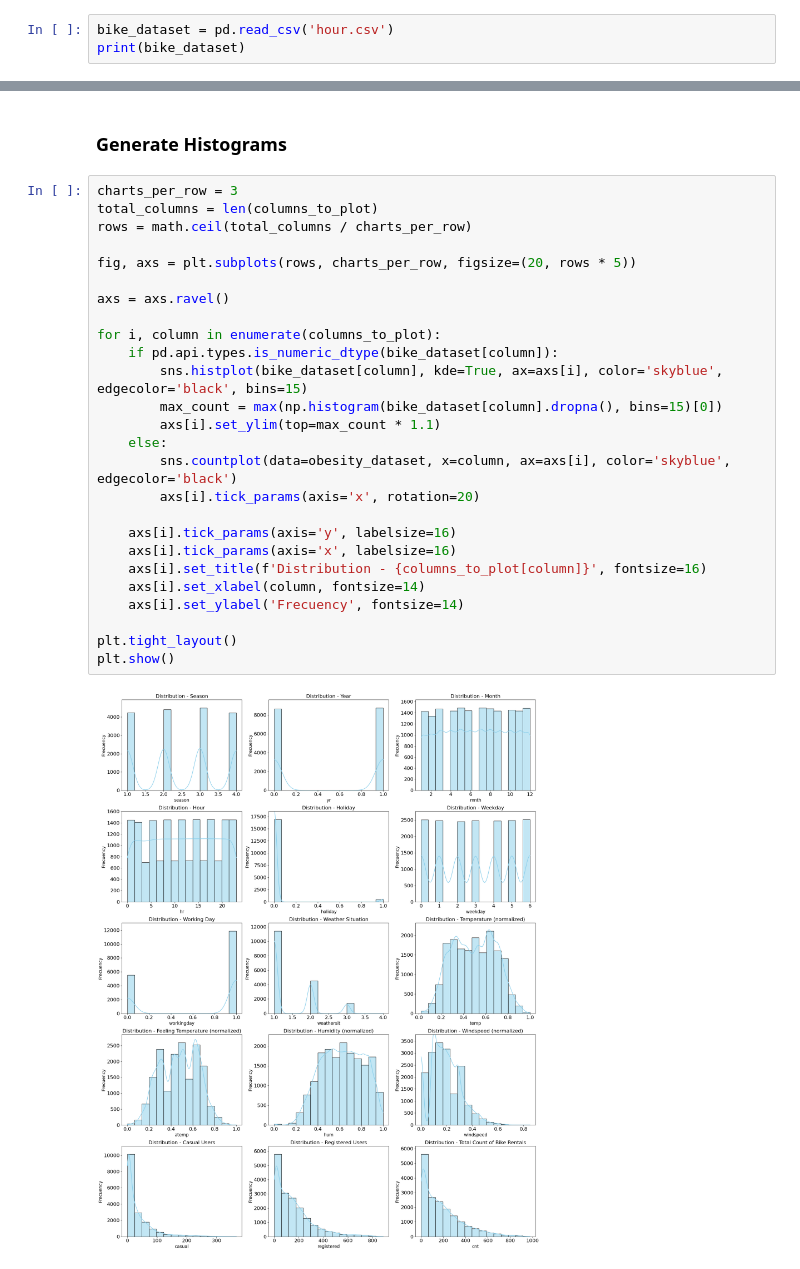
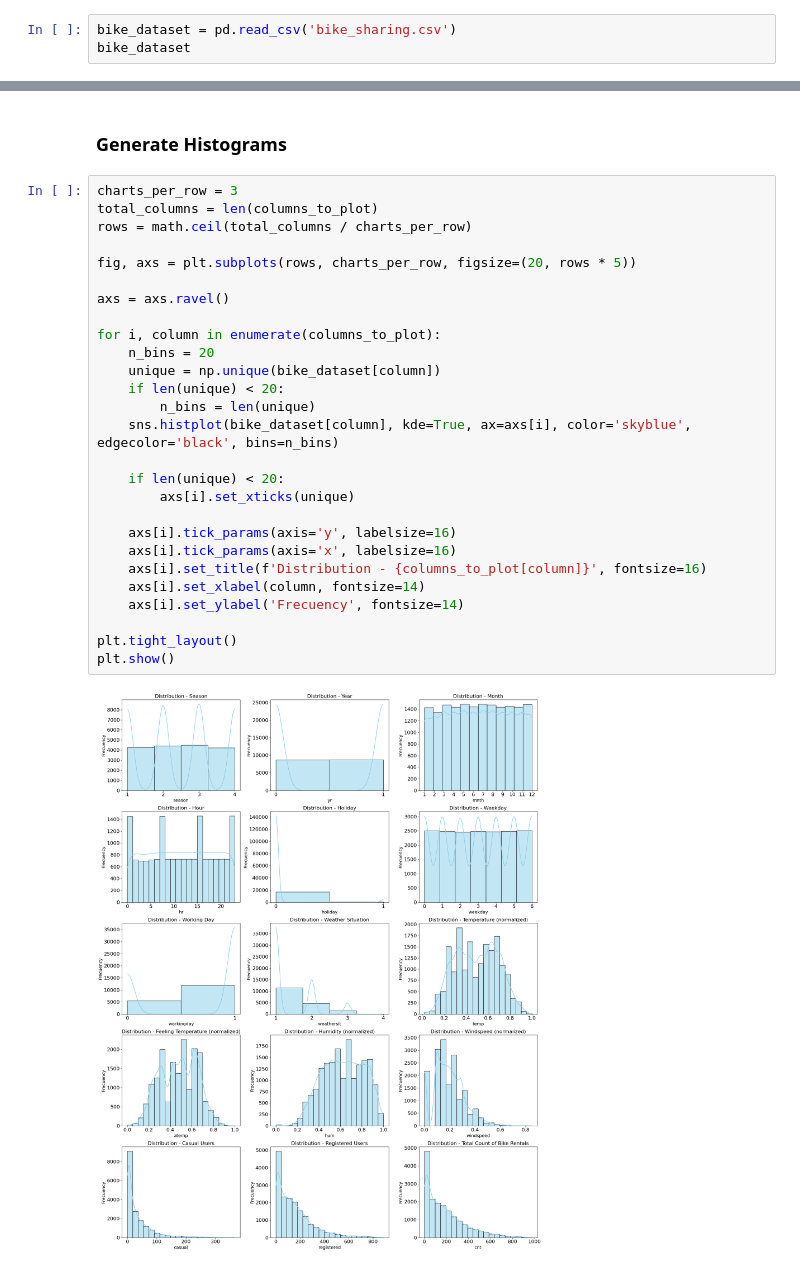
Before and after one commit to richardbinder/MachineLearning2024S, a Jupyter notebook: bike_dataset/processing_bike_dataset.ipynb, the cells around one changed output, grey strips where cells are left out. Cells and saved outputs as stored; diff of their text form.

Commit message:
Fix some inaccuracies in report and histograms

```diff
--- a/bike_dataset/processing_bike_dataset.ipynb
+++ b/bike_dataset/processing_bike_dataset.ipynb
@@ -32,6 +32,6 @@ import math
 # %% [markdown]
 ### Load dataset
 # %%
-bike_dataset = pd.read_csv('hour.csv')
-print(bike_dataset)
+bike_dataset = pd.read_csv('bike_sharing.csv')
+bike_dataset
 # %% [output]
@@ -77,28 +82,29 @@ columns_to_plot = {
 # %%
 charts_per_row = 3
 total_columns = len(columns_to_plot)
 rows = math.ceil(total_columns / charts_per_row)
 
 fig, axs = plt.subplots(rows, charts_per_row, figsize=(20, rows * 5))
 
 axs = axs.ravel()
 
 for i, column in enumerate(columns_to_plot):
-    if pd.api.types.is_numeric_dtype(bike_dataset[column]):
-        sns.histplot(bike_dataset[column], kde=True, ax=axs[i], color='skyblue', edgecolor='black', bins=15)
-        max_count = max(np.histogram(bike_dataset[column].dropna(), bins=15)[0])
-        axs[i].set_ylim(top=max_count * 1.1)
-    else:
-        sns.countplot(data=obesity_dataset, x=column, ax=axs[i], color='skyblue', edgecolor='black')
-        axs[i].tick_params(axis='x', rotation=20)
+    n_bins = 20
+    unique = np.unique(bike_dataset[column])
+    if len(unique) < 20:
+        n_bins = len(unique)
+    sns.histplot(bike_dataset[column], kde=True, ax=axs[i], color='skyblue', edgecolor='black', bins=n_bins)
+
+    if len(unique) < 20:
+        axs[i].set_xticks(unique)
 
     axs[i].tick_params(axis='y', labelsize=16)
     axs[i].tick_params(axis='x', labelsize=16)
     axs[i].set_title(f'Distribution - {columns_to_plot[column]}', fontsize=16)
     axs[i].set_xlabel(column, fontsize=14)
     axs[i].set_ylabel('Frecuency', fontsize=14)
 
 plt.tight_layout()
 plt.show()
 # %% [output]
-[figure, old version]
+[figure, new version]
```
Also changed, not shown: parts of 3 cells of this notebook, 8 other files.
